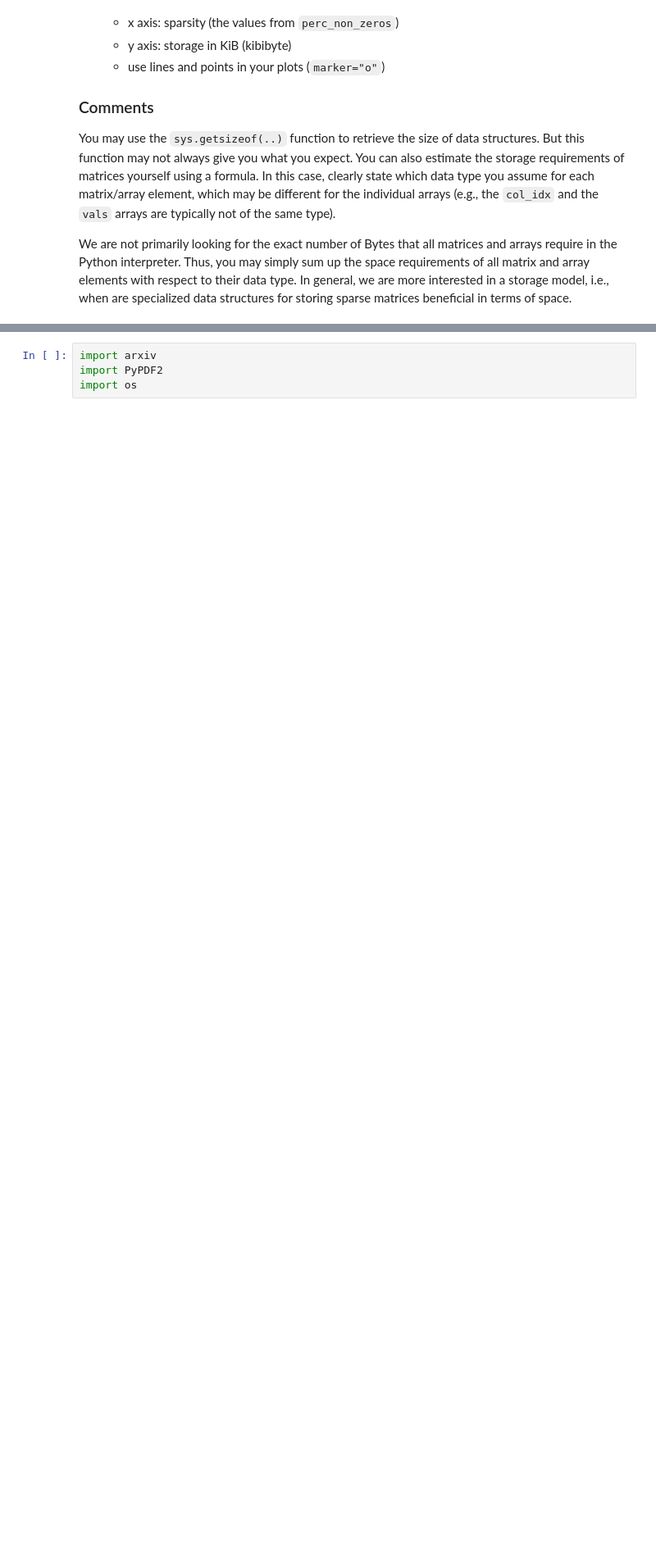
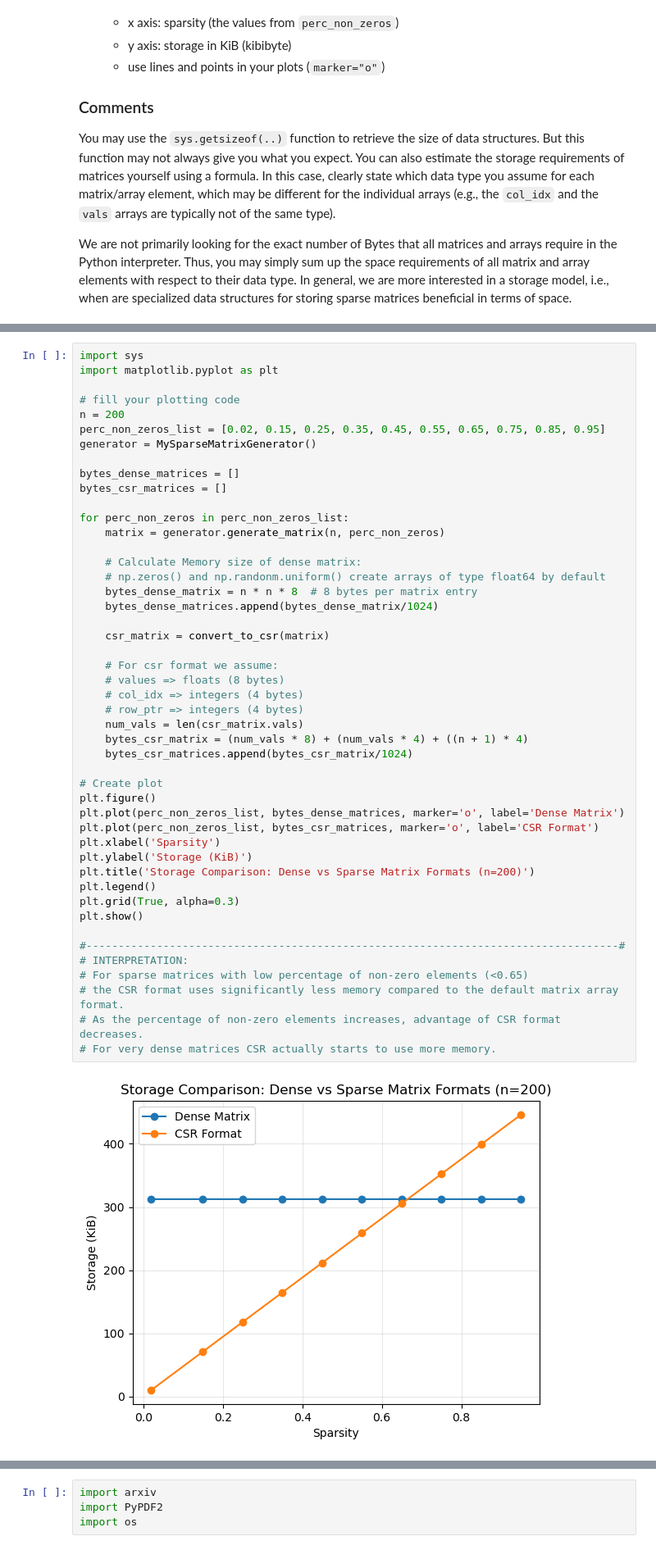
Before and after one commit to shakira-p/ScientificProgrammingPython, a Jupyter notebook: assignment2/Assignment 2_student.ipynb, the cells around one changed output, grey strips where cells are left out. Shown at 82% size. Cells and saved outputs as stored; diff of their text form; blank space fills up the shorter version.

```diff
--- a/assignment2/Assignment 2_student.ipynb
+++ b/assignment2/Assignment 2_student.ipynb
@@ -615,3 +611,52 @@ import sys
+# %%
+import sys
+import matplotlib.pyplot as plt
+
+# fill your plotting code
+n = 200
+perc_non_zeros_list = [0.02, 0.15, 0.25, 0.35, 0.45, 0.55, 0.65, 0.75, 0.85, 0.95]
+generator = MySparseMatrixGenerator()
+
+bytes_dense_matrices = []
+bytes_csr_matrices = []
+
+for perc_non_zeros in perc_non_zeros_list:
+    matrix = generator.generate_matrix(n, perc_non_zeros)
+
+    # Calculate Memory size of dense matrix:
+    # np.zeros() and np.randonm.uniform() create arrays of type float64 by default
+    bytes_dense_matrix = n * n * 8  # 8 bytes per matrix entry
+    bytes_dense_matrices.append(bytes_dense_matrix/1024)
+
+    csr_matrix = convert_to_csr(matrix)
+
+    # For csr format we assume:
+    # values => floats (8 bytes)
+    # col_idx => integers (4 bytes)
+    # row_ptr => integers (4 bytes)
+    num_vals = len(csr_matrix.vals)
+    bytes_csr_matrix = (num_vals * 8) + (num_vals * 4) + ((n + 1) * 4)
+    bytes_csr_matrices.append(bytes_csr_matrix/1024)
+
+# Create plot
+plt.figure()
+plt.plot(perc_non_zeros_list, bytes_dense_matrices, marker='o', label='Dense Matrix')
+plt.plot(perc_non_zeros_list, bytes_csr_matrices, marker='o', label='CSR Format')
+plt.xlabel('Sparsity')
+plt.ylabel('Storage (KiB)')
+plt.title('Storage Comparison: Dense vs Sparse Matrix Formats (n=200)')
+plt.legend()
+plt.grid(True, alpha=0.3)
+plt.show()
+
+#-----------------------------------------------------------------------------------#
+# INTERPRETATION:
+# For sparse matrices with low percentage of non-zero elements (<0.65)
+# the CSR format uses significantly less memory compared to the default matrix array format.
+# As the percentage of non-zero elements increases, advantage of CSR format decreases.
+# For very dense matrices CSR actually starts to use more memory.
+# %% [output]
+[figure, added]
 # %% [markdown]
 # Task 5 (3 + 3 Points) - Python arXiv API
 
```
Also changed, not shown: parts of 3 cells of this notebook.
